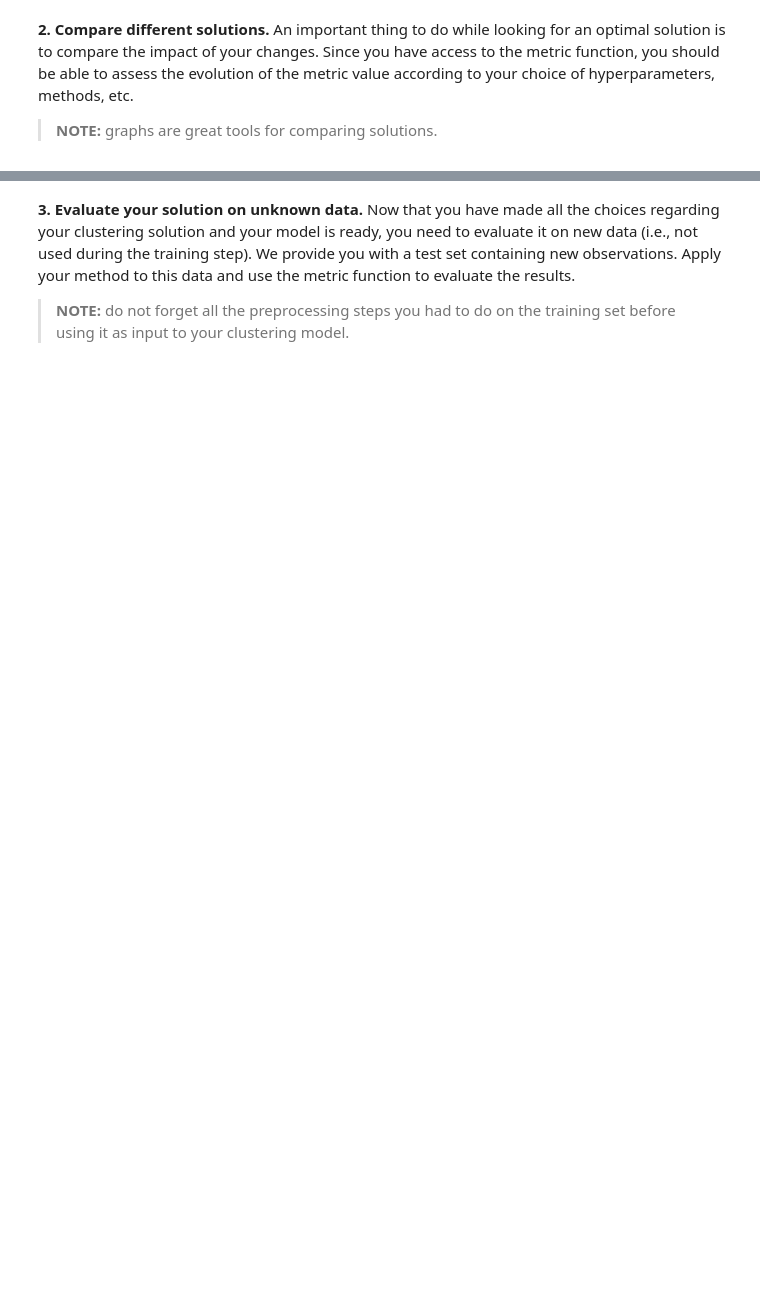
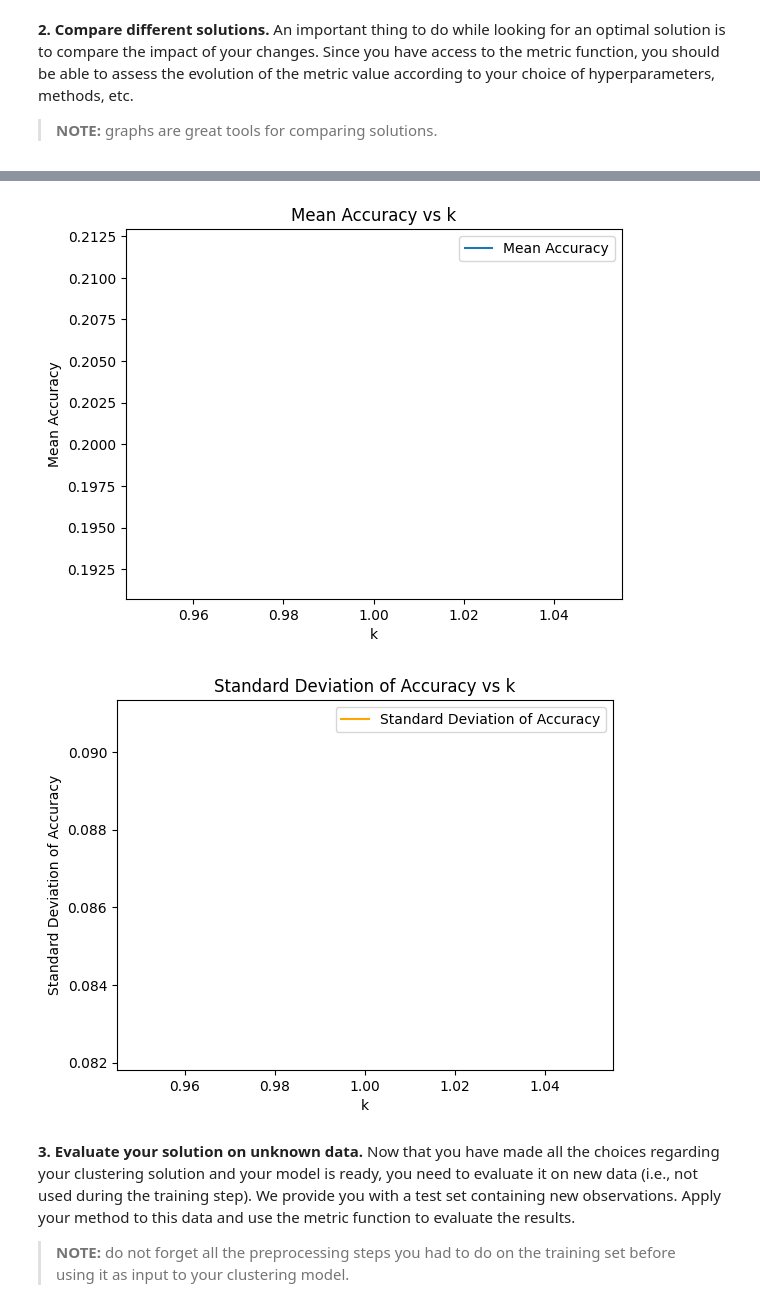
Before and after one commit to Mathis003/LEPL1109-Hackathons, a Jupyter notebook: Hackathon_3/Hackathon03-Clustering_Student.ipynb, the cells around one changed output, grey strips where cells are left out. Saved outputs shown, nothing was run; the diff lists cells and outputs as text; code cells hidden in the pictures; blank space fills up the shorter version.

```diff
--- a/Hackathon_3/Hackathon03-Clustering_Student.ipynb
+++ b/Hackathon_3/Hackathon03-Clustering_Student.ipynb
@@ -1186,0 +1221,59 @@ CELL N°19: COMPARE METHODS
+# %%
+"""
+CELL N°19: COMPARE METHODS
+""";
+
+#########################################################################################################
+# Start : Student version
+#########################################################################################################
+
+# Feel free to use this cell to implement your way of comparing your methods
+list_mean_accuracy = []
+list_std_accuracy = []
+k_values = [1]
+for k in k_values:
+    kmeans = KMeans(n_clusters=k)
+    cluster_y_train = kmeans.fit_predict(X_train)  # predict the cluster index for each sample of X_train
+    # We create a DataFrame from train data, that will contain the cluster of each entry
+    X_train_df = pd.DataFrame(data=X_train, columns=columns)
+    X_train_df["cluster"] = cluster_y_train
+    X_train_df[output] = y_train
+    X_train_df
+
+    propabilities_per_cluster = {
+        cluster_id: (cluster_df[output].value_counts() / cluster_df.shape[0]).to_dict()
+        for cluster_id, cluster_df in X_train_df.groupby("cluster")
+    }
+
+    cluster_ids = kmeans.predict(X_val)
+    y_pred = [propabilities_per_cluster[cluster_id] for cluster_id in cluster_ids]
+    accuracy = tb.accuracy_metric(y_val, y_pred)
+    list_mean_accuracy.append(np.mean(accuracy))
+    list_std_accuracy.append(np.std(accuracy))
+
+
+
+# Tracer la moyenne de l'exactitude en fonction de k
+plt.plot(k_values, list_mean_accuracy, label='Mean Accuracy')
+plt.xlabel('k')
+plt.ylabel('Mean Accuracy')
+plt.title('Mean Accuracy vs k')
+plt.legend()
+plt.show()
+
+# Tracer l'écart type de l'exactitude en fonction de k
+plt.plot(k_values, list_std_accuracy, label='Standard Deviation of Accuracy', color='orange')
+plt.xlabel('k')
+plt.ylabel('Standard Deviation of Accuracy')
+plt.title('Standard Deviation of Accuracy vs k')
+plt.legend()
+plt.show()
+
+
+
+#########################################################################################################
+# End : Student version
+#########################################################################################################
+
+#unsupervised
+# %% [output]
@@ -1187,3 +1281,5 @@ CELL N°19: COMPARE METHODS
+[figure, added]
+[figure, added]
 # %% [markdown]
 **3. Evaluate your solution on unknown data.** Now that you have made all the choices regarding your clustering solution and your model is ready, you need to evaluate it on new data (i.e., not used during the training step). We provide you with a test set containing new observations. Apply your method to this data and use the metric function to evaluate the results.
 > **NOTE:** do not forget all the preprocessing steps you had to do on the training set before using it as input to your clustering model.
```
Also changed, not shown: parts of 17 cells of this notebook.
